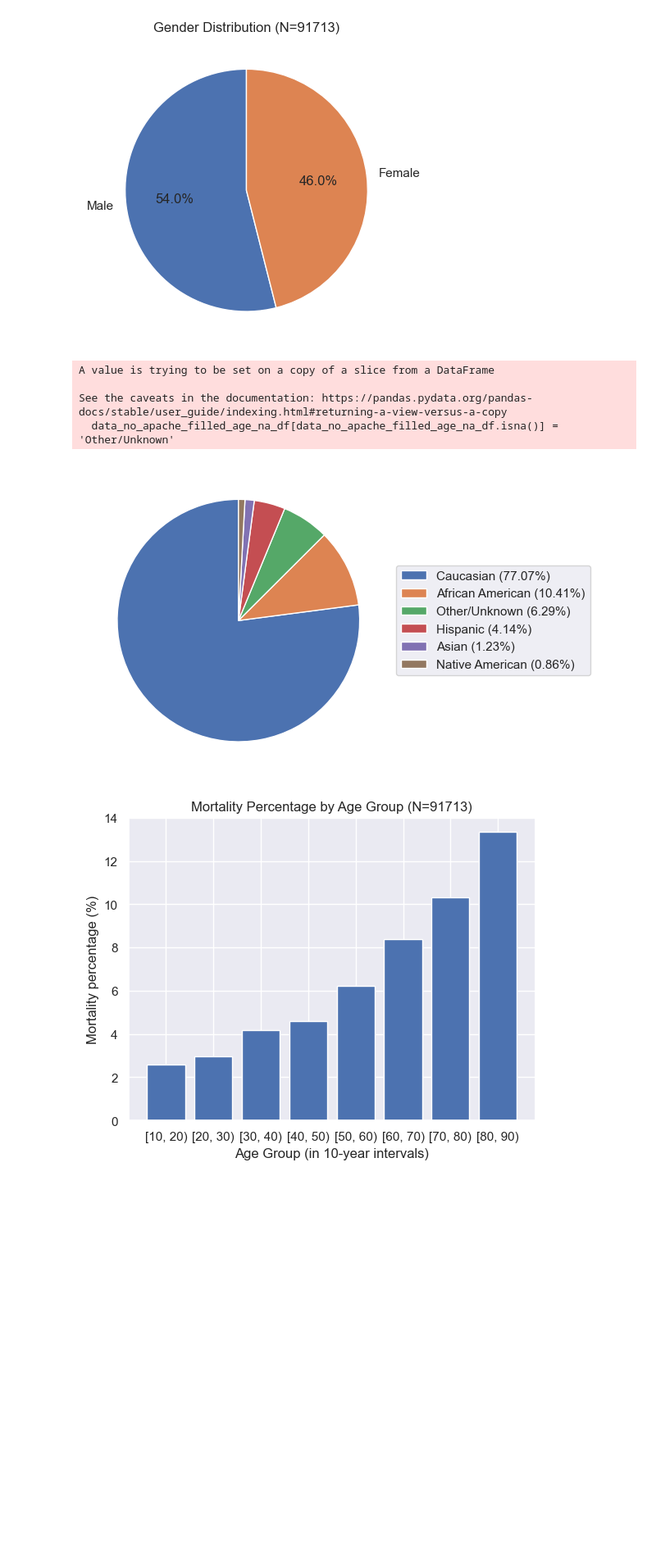
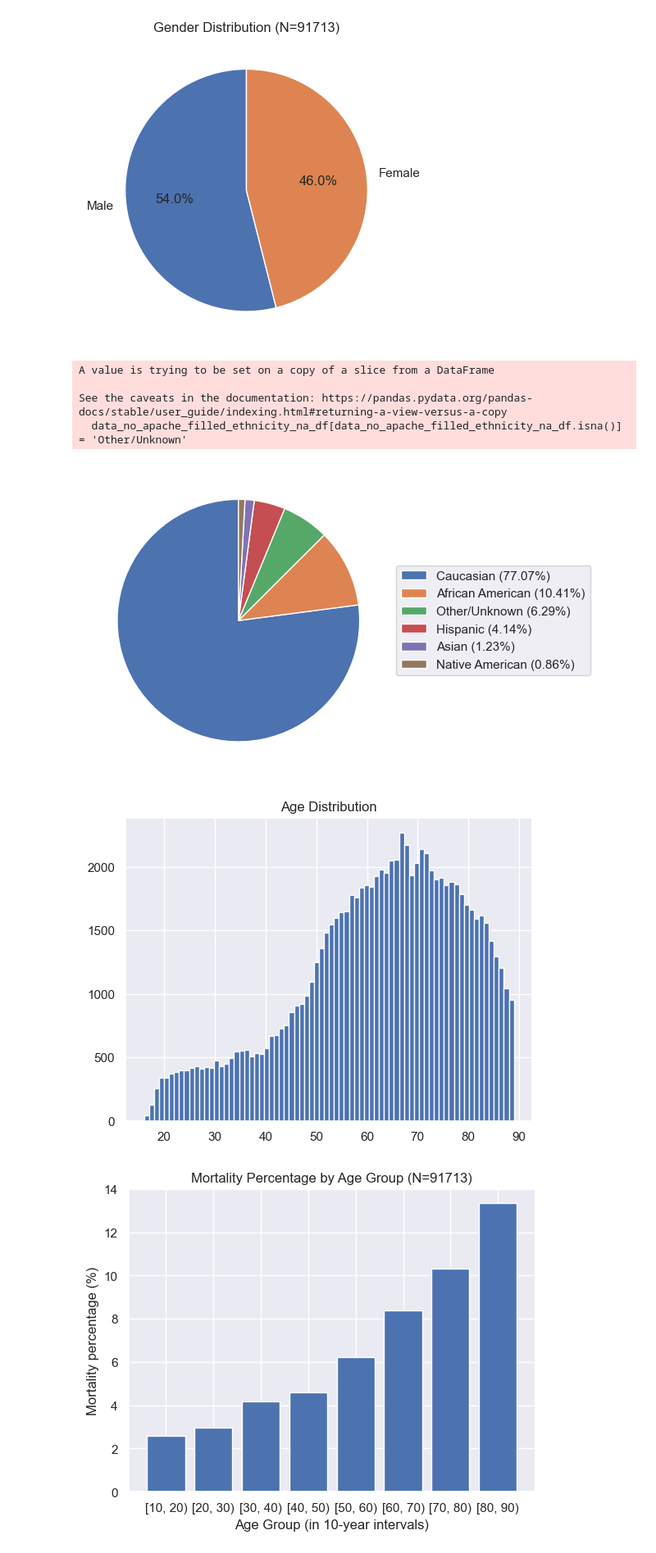
Before and after one commit to ShaniCohen/pred-ICU, a Jupyter notebook: eda.ipynb, the cells around one changed output. Shown: that part at 82% size. Saved outputs shown, nothing was run; the diff lists cells and outputs as text; code cells hidden in the pictures; blank space fills up the shorter version.

Commit message:
Added age distribution diagram

```diff
--- a/eda.ipynb
+++ b/eda.ipynb
@@ -184,9 +184,9 @@ plt.show()
 # %% [output]
 [figure]
 # %%
-data_no_apache_filled_age_na_df = data_no_apache_df['ethnicity']
-data_no_apache_filled_age_na_df[data_no_apache_filled_age_na_df.isna()] = 'Other/Unknown'
-ethnicity_df = data_no_apache_filled_age_na_df.value_counts()
+data_no_apache_filled_ethnicity_na_df = data_no_apache_df['ethnicity']
+data_no_apache_filled_ethnicity_na_df[data_no_apache_filled_ethnicity_na_df.isna()] = 'Other/Unknown'
+ethnicity_df = data_no_apache_filled_ethnicity_na_df.value_counts()
 colors = sns.color_palette('deep')[0:6]
 plt.pie(ethnicity_df, colors=colors, startangle=90)
 labels = [f'{ethnicity} ({round(count * 100 / sum(ethnicity_df), 2)}%)' for ethnicity, count in zip(ethnicity_df.keys(), ethnicity_df)]
@@ -197,8 +197,16 @@ plt.show()
 A value is trying to be set on a copy of a slice from a DataFrame
 
 See the caveats in the documentation: https://pandas.pydata.org/pandas-docs/stable/user_guide/indexing.html#returning-a-view-versus-a-copy
-  data_no_apache_filled_age_na_df[data_no_apache_filled_age_na_df.isna()] = 'Other/Unknown'
+  data_no_apache_filled_ethnicity_na_df[data_no_apache_filled_ethnicity_na_df.isna()] = 'Other/Unknown'
 [figure]
+# %%
+age_df = data_no_apache_df['age']
+bins=74
+plt.hist(age_df, bins=bins)
+plt.title(f'Age Distribution')
+plt.show()
+# %% [output]
+[figure, added]
 # %%
 age_and_mortality_df = data_no_apache_df[['age', 'hospital_death']].groupby('age', as_index=False).value_counts()
 
```
